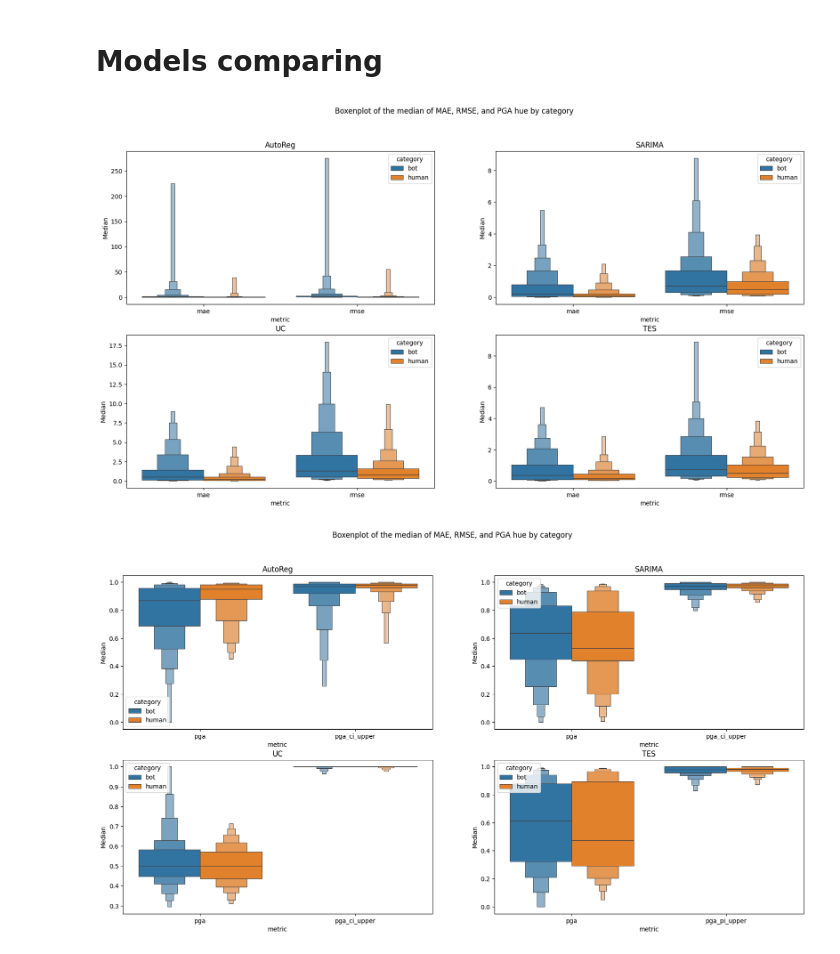
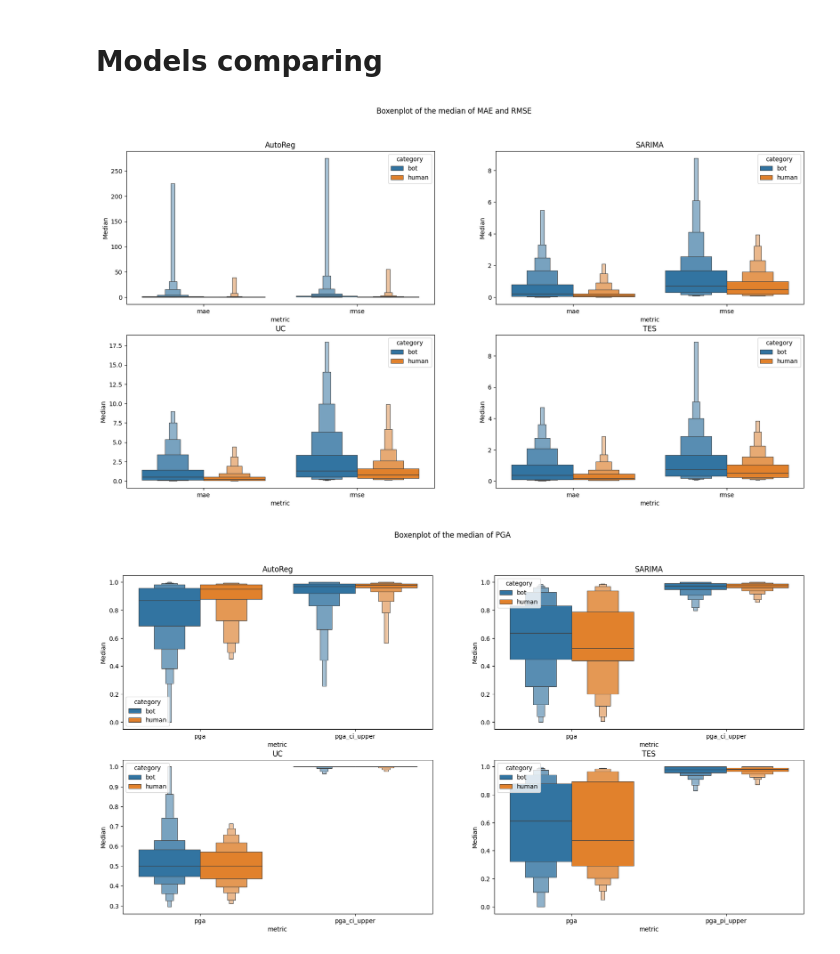
Before and after one commit to uhourri/GH-Bots-API, a Jupyter notebook: code/Models comparing using time sequences.ipynb, the cells around one changed output. Drawn from its saved outputs; the diff is of its cells as text; code cells hidden in the pictures.

```diff
--- a/code/Models comparing using time sequences.ipynb
+++ b/code/Models comparing using time sequences.ipynb
@@ -805,6 +812,11 @@ Name: rmse, dtype: float64
 tes_results.to_csv('../models-evaluation/tes_model_metrics_pi.csv', index=False)
 # %% [markdown]
 # Models comparing
+# %%
+ar_results = pd.read_csv('../models-evaluation/ar_model_metrics_ci.csv')
+sarima_results = pd.read_csv('../models-evaluation/sarima_model_metrics_ci.csv')
+uc_results = pd.read_csv('../models-evaluation/uc_model_metrics_ci.csv')
+tes_results = pd.read_csv('../models-evaluation/tes_model_metrics_pi.csv')
 # %%
 # create dataframes with the given data
 data1 = ar_results[['category', 'mae', 'rmse']]
@@ -817,35 +829,35 @@ melted_data1 = pd.melt(data1, id_vars=['category'], var_name='metric', value_nam
 melted_data2 = pd.melt(data2, id_vars=['category'], var_name='metric', value_name='value')
 melted_data3 = pd.melt(data3, id_vars=['category'], var_name='metric', value_name='value')
 melted_data4 = pd.melt(data4, id_vars=['category'], var_name='metric', value_name='value')
 
 # create subplots
 fig, axs = plt.subplots(nrows=2, ncols=2, figsize=(20, 10))
 
 # plot the boxenplots
 sns.boxenplot(ax=axs[0, 0], x='metric', y='value', hue='category', data=melted_data1, showfliers=False)
 sns.boxenplot(ax=axs[0, 1], x='metric', y='value', hue='category', data=melted_data2, showfliers=False)
 sns.boxenplot(ax=axs[1, 0], x='metric', y='value', hue='category', data=melted_data3, showfliers=False)
 sns.boxenplot(ax=axs[1, 1], x='metric', y='value', hue='category', data=melted_data4, showfliers=False)
 
 # set the titles
 axs[0, 0].set_title('AutoReg')
 axs[0, 1].set_title('SARIMA')
 axs[1, 0].set_title('UC')
 axs[1, 1].set_title('TES')
 
 # set the y-label
 axs[0, 0].set_ylabel('Median')
 axs[0, 1].set_ylabel('Median')
 axs[1, 0].set_ylabel('Median')
 axs[1, 1].set_ylabel('Median')
 
 # set the plot title
-plt.suptitle('Boxenplot of the median of MAE, RMSE, and PGA hue by category')
+plt.suptitle('Boxenplot of the median of MAE and RMSE')
 
 # show the plot
 plt.show()
 # %% [output]
-[figure, old version]
+[figure, new version]
 # %%
 # create dataframes with the given data
 data1 = ar_results[['category', 'pga', 'pga_ci_upper']]
@@ -881,9 +893,9 @@ axs[1, 0].set_ylabel('Median')
 axs[1, 1].set_ylabel('Median')
 
 # set the plot title
-plt.suptitle('Boxenplot of the median of MAE, RMSE, and PGA hue by category')
+plt.suptitle('Boxenplot of the median of PGA')
 
 # show the plot
 plt.show()
 # %% [output]
-[figure, old version]
+[figure, new version]
```
Also changed, not shown: parts of 3 cells of this notebook, 3 other files.
